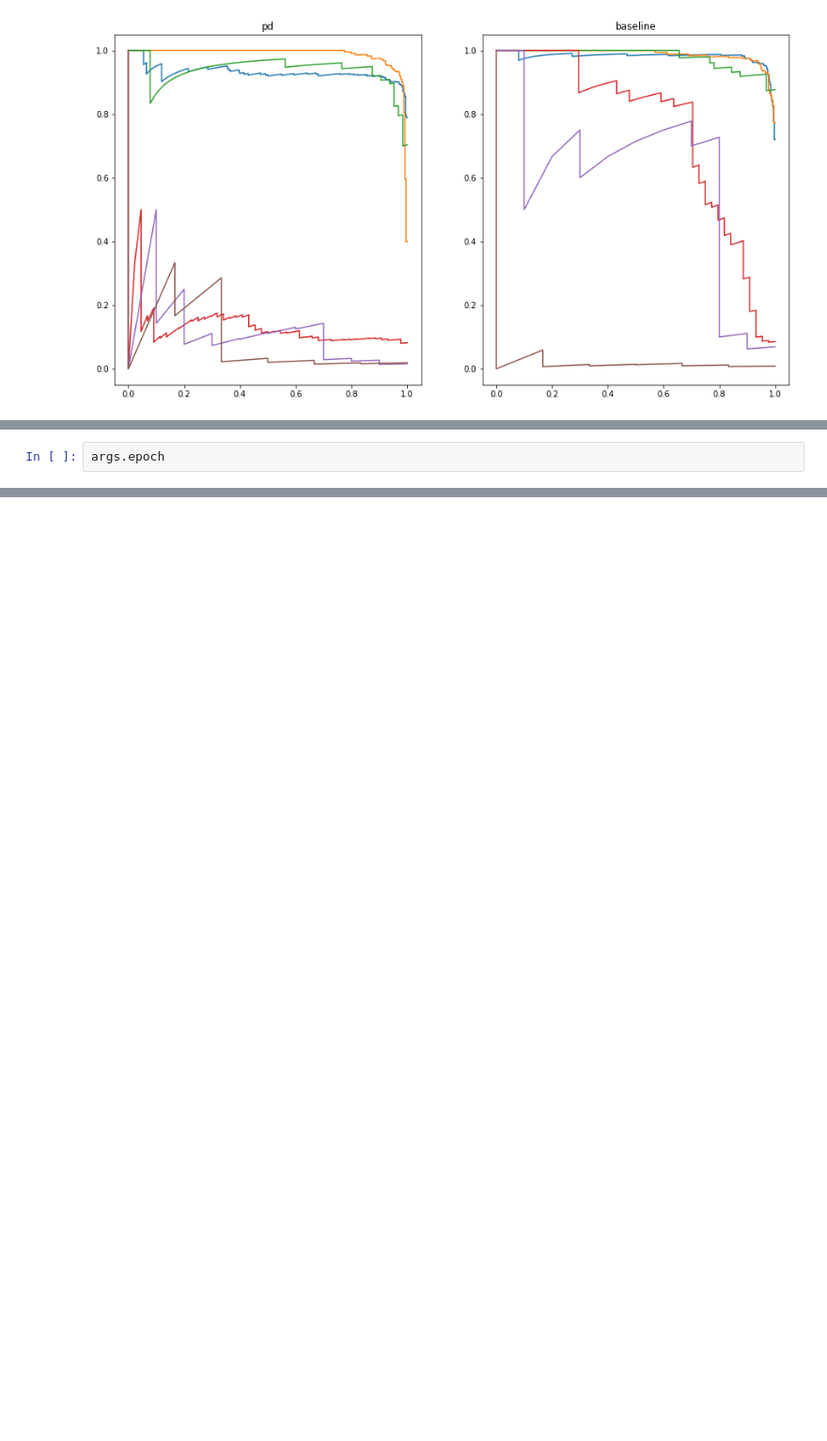
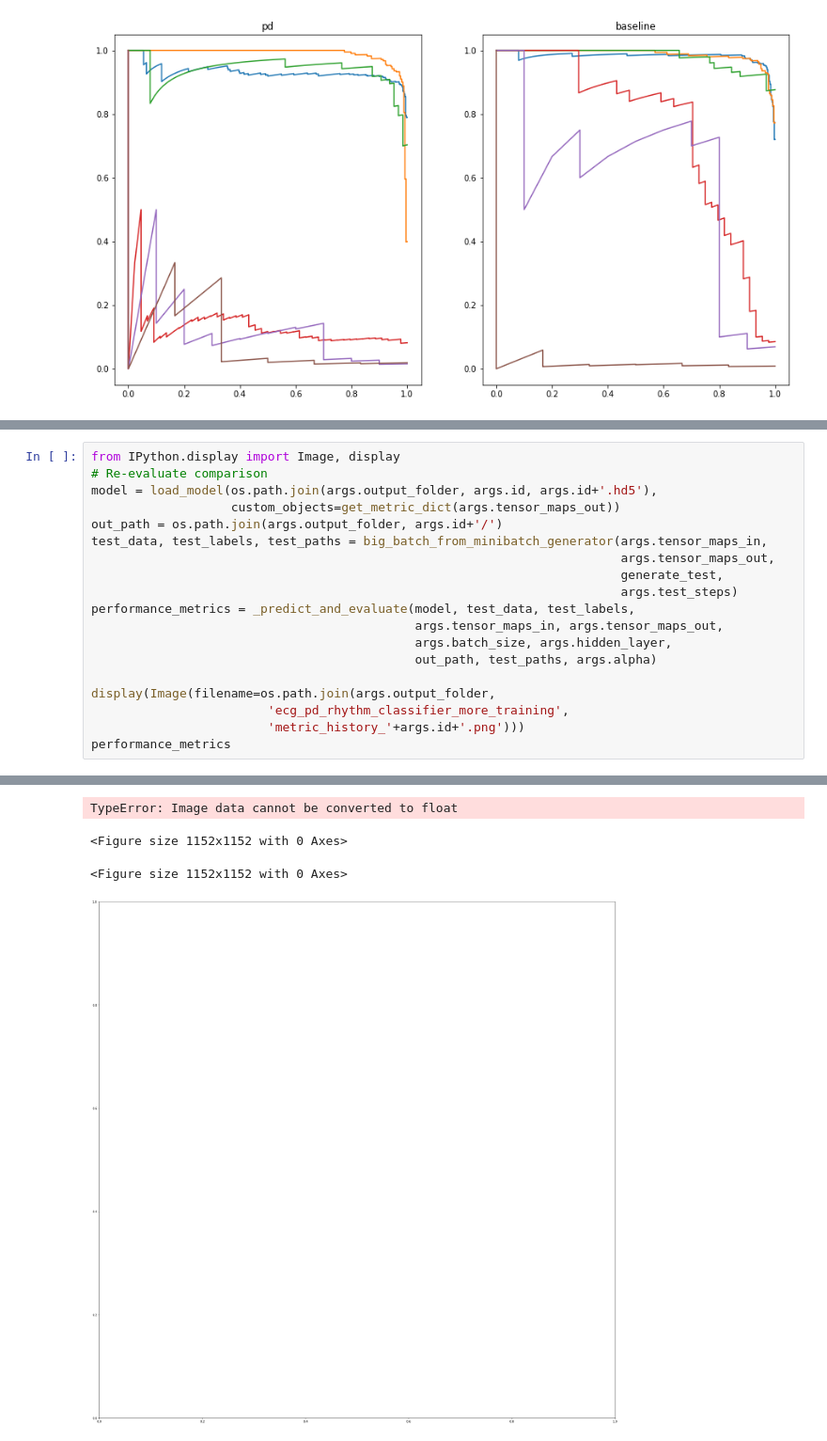
Before and after one commit to deflaux/ml4h, a Jupyter notebook: notebooks/ecg_rest/ecg_compare_baselines.ipynb, the cells around one changed output, grey strips where cells are left out. Shown at 94% size. Drawn from its saved outputs; the diff is of its cells as text; blank space fills up the shorter version.

Commit message:
Added comparison to baseline models after longer retraining

```diff
--- a/notebooks/ecg_rest/ecg_compare_baselines.ipynb
+++ b/notebooks/ecg_rest/ecg_compare_baselines.ipynb
@@ -236,2 +237,20 @@ ValueError: Poor data skipped by ecg_coarse.
-# %%
-args.epoch
+# %%
+from IPython.display import Image, display
+# Re-evaluate comparison
+model = load_model(os.path.join(args.output_folder, args.id, args.id+'.hd5'),
+                   custom_objects=get_metric_dict(args.tensor_maps_out))
+out_path = os.path.join(args.output_folder, args.id+'/')
+test_data, test_labels, test_paths = big_batch_from_minibatch_generator(args.tensor_maps_in,
+                                                                        args.tensor_maps_out,
+                                                                        generate_test,
+                                                                        args.test_steps)
+performance_metrics = _predict_and_evaluate(model, test_data, test_labels,
+                                            args.tensor_maps_in, args.tensor_maps_out,
+                                            args.batch_size, args.hidden_layer,
+                                            out_path, test_paths, args.alpha)
+
+display(Image(filename=os.path.join(args.output_folder,
+                        'ecg_pd_rhythm_classifier_more_training',
+                        'metric_history_'+args.id+'.png')))
+performance_metrics
+# %% [output]
@@ -237,0 +274,4 @@ args.epoch
+TypeError: Image data cannot be converted to float
+<Figure size 1152x1152 with 0 Axes>
+<Figure size 1152x1152 with 0 Axes>
+[figure, added]
```
Also changed, not shown: parts of 6 cells of this notebook.
